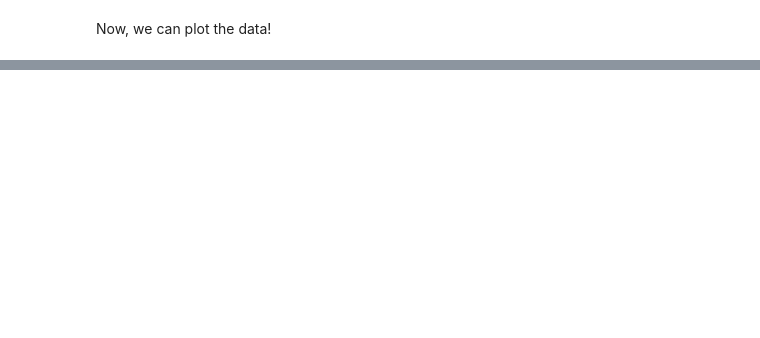
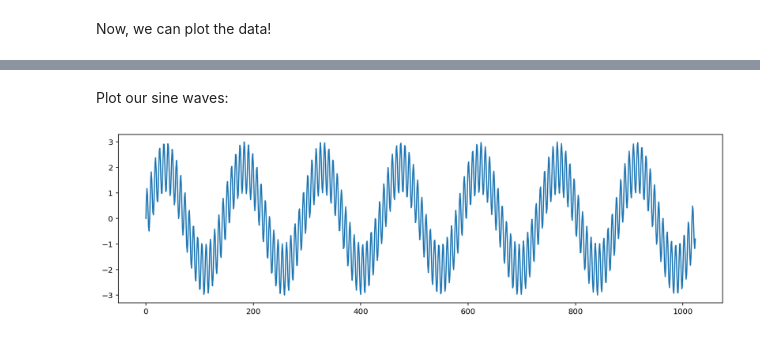
Before and after one commit to BIPN145/Utilities, a Jupyter notebook: analyzeEEGdata.ipynb, the cells around one changed output, grey strips where cells are left out. Drawn from its saved outputs; the diff is of its cells as text; code cells hidden in the pictures; blank space fills up the shorter version.

```diff
--- a/analyzeEEGdata.ipynb
+++ b/analyzeEEGdata.ipynb
@@ -224,0 +113,24 @@ If you want to run this code again on a different dataset (e.g., for eyes open i
+# %%
+f = 1024 # Sampling frequency
+dur = 1 # 10 seconds of signal -- SORRY NOW IT'S 1 SECOND!!
+freq = 7 # 7 Hz signal
+freq2 = 130 # 130 Hz signal
+
+t = np.arange(0, dur, 1/f) # Generate a time vector
+
+sig1 = np.sin(2 * np.pi * freq * t) # Generate a sine wave
+sig1 = 2 * sig1; # Increase the power of signal 1
+
+sig2 = np.sin(2 * np.pi * freq2 * t) # Generate another sine wave
+# %% [markdown]
+Plot our sine waves:
+# %%
+# Add signal 1 & 2
+combined_signal = sig1+sig2
+
+# Plot
+plt.subplots(1,1,figsize=(14,4))
+plt.plot(combined_signal)
+plt.show()
+# %% [output]
+[figure, added]
```
Also changed, not shown: parts of 40 cells of this notebook, 1 other file.
